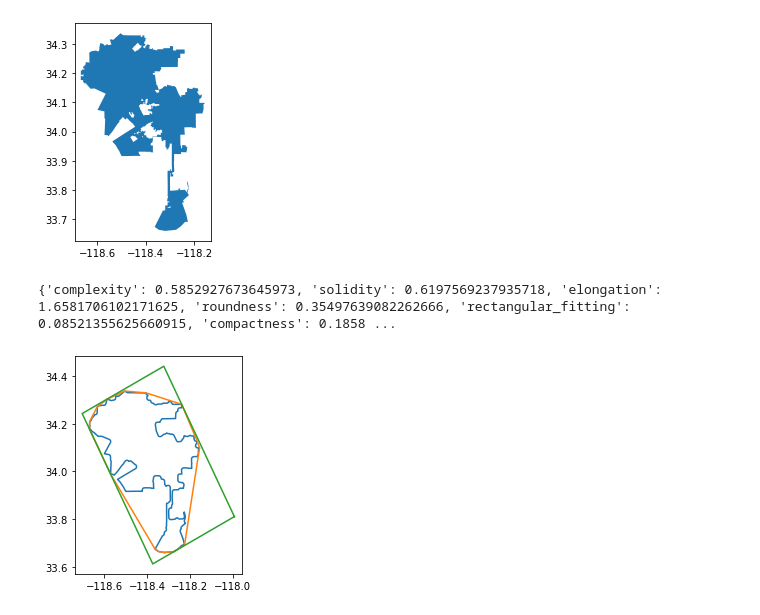
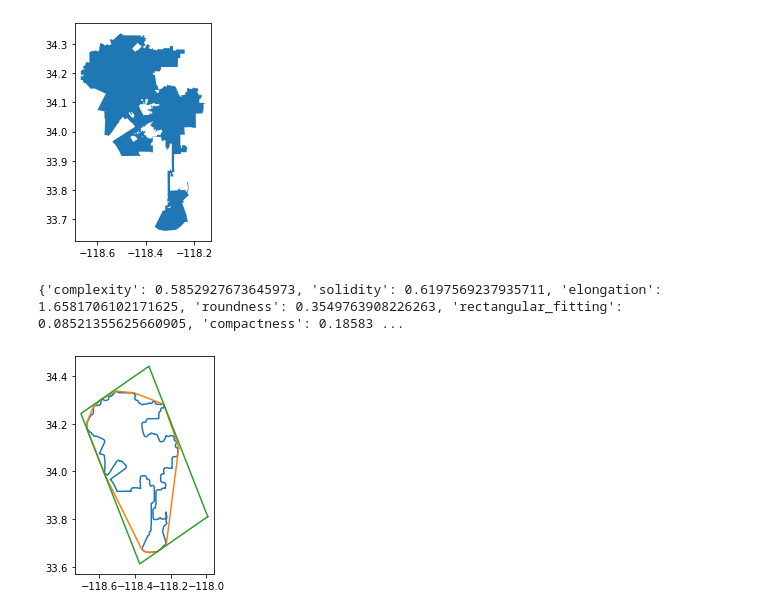
Before and after one commit to shashidhara-ruchika/spatial_join_capstone, a Jupyter notebook: Polygon_Metrics.ipynb, the cells around one changed output. Cells and saved outputs as stored; diff of their text form; code cells hidden in the pictures.

Commit message:
updated polygon metrics for 3 polygon datasets

```diff
--- a/Polygon_Metrics.ipynb
+++ b/Polygon_Metrics.ipynb
@@ -16,7 +16,7 @@ class PolygonMetrics:
     def convert_gdf_to_shapely_polygon(self, gdf_polygon):
         border_lines = unary_union(gdf_polygon.geometry.values)
         shapely_multipolygon = MultiPolygon(polygonize(border_lines))
-        shapely_polygon = cascaded_union([Polygon(component.exterior).buffer(0.01).buffer(-0.01) for component in shapely_multipolygon])
+        shapely_polygon = cascaded_union([Polygon(component.exterior).buffer(0.01).buffer(-0.01) for component in shapely_multipolygon if len(component.exterior.coords) > 2000])
         return shapely_polygon
 
     def get_convex_hull_polygon(self, shapely_polygon):
@@ -75,11 +75,13 @@ class PolygonMetrics:
 
     def get_metrics(self):
         self.compute_metrics()
-        figure(figsize=(3,4))
+        return self.polygon_metrics
+
+    def plot_all_polygons(self, x, y):
+        figure(figsize=(x,y))
         self.plot_polygon(self.polygon)
         self.plot_polygon(self.convex_hull_polygon)
         self.plot_polygon(self.min_rot_rect_polygon)
-        return self.polygon_metrics
 # %%
 data_1 = geocode_to_gdf('Los Angeles, California, USA')
 data_1.plot()
@@ -89,7 +91,8 @@ data_1.plot()
 # %%
 data_1_metrics = PolygonMetrics(data_1)
 data_1_metrics_dict = data_1_metrics.get_metrics()
 print(data_1_metrics_dict)
+data_1_metrics.plot_all_polygons(2.5, 4)
 # %% [output]
-{'complexity': 0.5852927673645973, 'solidity': 0.6197569237935718, 'elongation': 1.6581706102171625, 'roundness': 0.35497639082262666, 'rectangular_fitting': 0.08521355625660915, 'compactness': 0.1858 ...
+{'complexity': 0.5852927673645973, 'solidity': 0.6197569237935711, 'elongation': 1.6581706102171625, 'roundness': 0.3549763908226263, 'rectangular_fitting': 0.08521355625660905, 'compactness': 0.18583 ...
-[figure, old version]
+[figure, new version]
```
Also changed, not shown: parts of 5 cells of this notebook.
